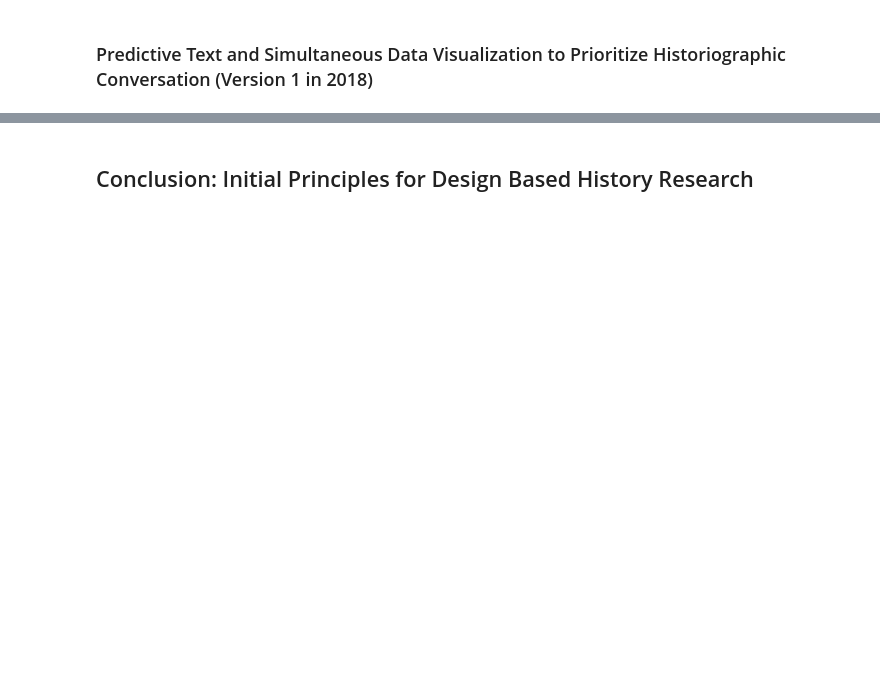
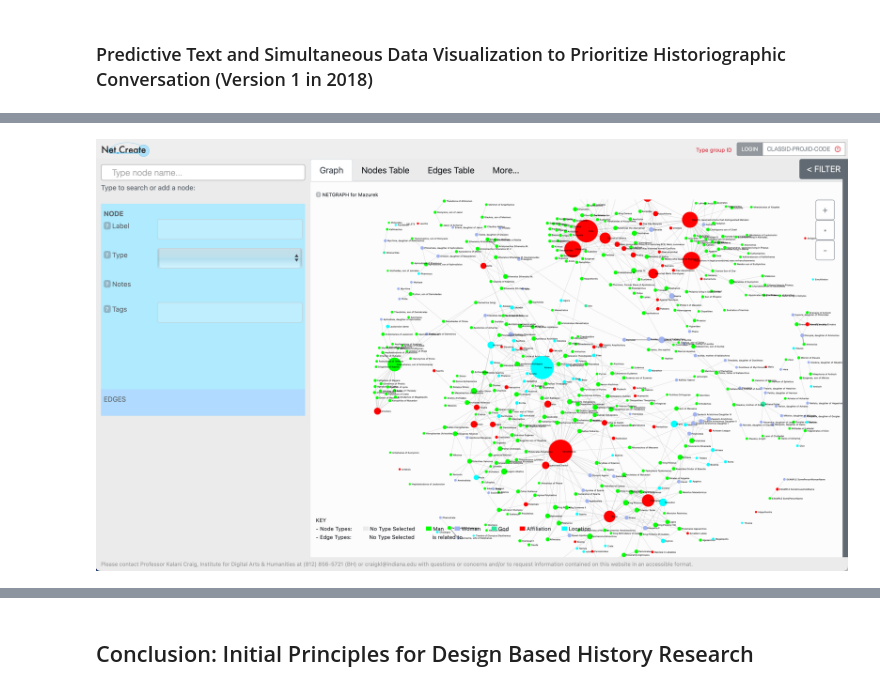
Before and after one commit to kalanicraig/dbhr_jdh2023, a Jupyter notebook: work/author_guideline_template.ipynb, the cells around one changed output, grey strips where cells are left out. Cells and saved outputs as stored; diff of their text form; code cells hidden in the pictures; blank space fills up the shorter version.

```diff
--- a/work/author_guideline_template.ipynb
+++ b/work/author_guideline_template.ipynb
@@ -244,0 +259,6 @@ Our student and faculty data suggested that the shared textual data could prompt
+# %%
+from IPython.display import Image, display
+
+display(Image("./media/EpigraphyUnfiltered.png"))
+# %% [output]
+[figure, added]
```
Also changed, not shown: parts of 46 cells of this notebook, 4 other files.
